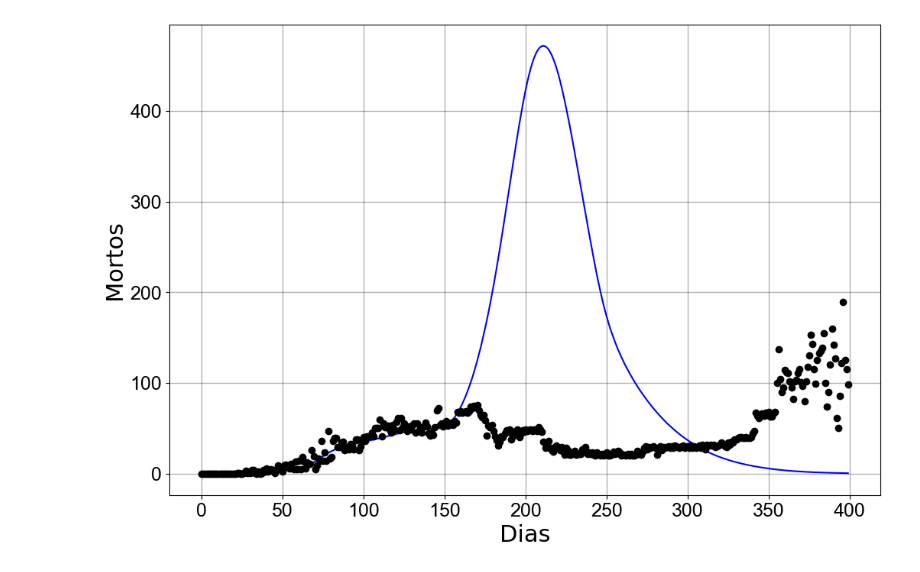
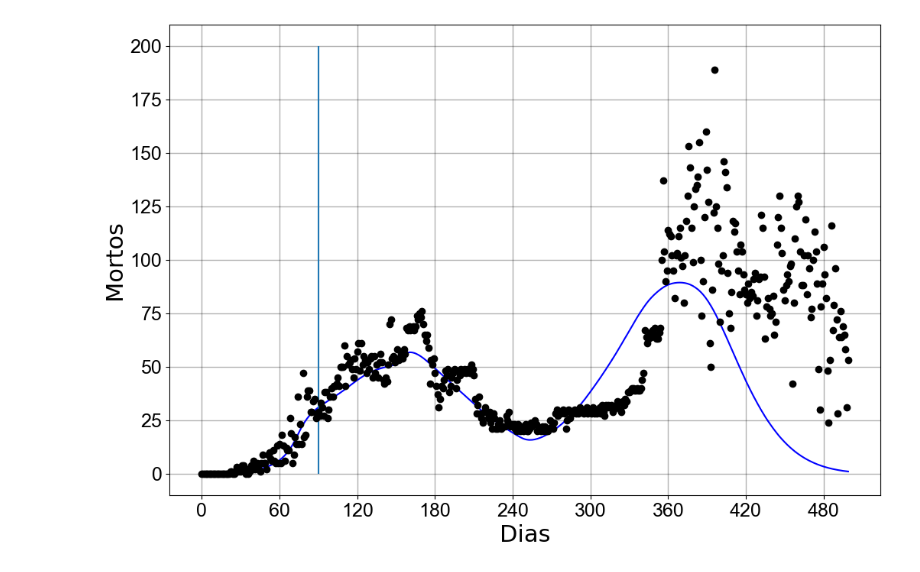
Before and after one commit to filipe7788/SEIHURD, a Jupyter notebook: fitting/fitao.ipynb, the cells around one changed output. Cells and saved outputs as stored; diff of their text form; code cells hidden in the pictures.

```diff
--- a/fitting/fitao.ipynb
+++ b/fitting/fitao.ipynb
@@ -193,7 +193,7 @@ def lq_SIR(pars, data, ts0, q0):
     #calls integrator
 
     qs = odeint(SEIIHURD, q0, ts0, args=(parode,),mxstep=1000000)
-    mortos = np.diff(qs[:,-3]*14930634)
+    mortos = np.diff(qs[:,-3]*14930634)[:300]
     # casos = np.diff(qs[:, -2]*14930634)
     #define the standardized residuals
     errMortos = (mortos - data) / np.sqrt(mortos+1)
@@ -231,7 +231,7 @@ condicoes_iniciais = [S0,E0,V0, Sv0, Ev0, Ia0, Is0, Iav0, Isv0, H0, HV0, U0, UV0
 def Best_Fit(data,n_tries, ts0, q0):
 
     # #DEEFINE THE INTERVALS OF PARS[0, 2.],[0, 2.], [0, 5.], [0, 5.],[0, 5.],[0, 80], [80, 170], [170, 240], [240, 400]  310
-    intervals = np.array([[0, 5.], [230, 250]])
+    intervals = np.array([[0, 5.], [0, 300]])
     #NUMBER OF FITS
     #best error starts at inft
     best_err = np.inf
@@ -273,7 +273,7 @@ def Best_Fit(data,n_tries, ts0, q0):
 n_tries=100  #Quanto maior mais certeza do resultado. Colocar em 100 para roda com mais certeza (Ou até maiws se for necessário)
 ts0 =  np.arange(len(novos_vacinados)-1)
 
-best_pop=Best_Fit(np.diff(mortos_dados), n_tries, ts0, condicoes_iniciais)
+best_pop=Best_Fit(np.diff(mortos_dados)[:300], n_tries, ts0, condicoes_iniciais)
 b0, t0 = best_pop
 parode = [b0, t0]
 
@@ -284,7 +302,7 @@ qs = odeint(SEIIHURD, condicoes_iniciais, ts0, args=(parode,), mxstep=1000000)
 # %%
 # essa é a de 2021 - 01 - 01
 # datas = datas[:302]
-datas = datas[:400]
+datas = datas[:500]
 # %%
 # plotando mortes
 
@@ -298,35 +316,35 @@ ax.grid(which='major', axis='both', color='black',linewidth=1.,alpha=0.3)
 ax.autoscale()
 
 x_para_escala = np.arange(0, len(datas), 1)
 
 ax.scatter(x_para_escala,  np.diff(mortos_dados)[:len(datas)], color='black',zorder=3,label='Reported data')
 
 #Plot the fitted function as a line.
 ax.plot(x_para_escala, np.diff(N*qi)[:len(datas)],color='blue',label='Fitted function')
-
+ax.vlines(t0, 0, 200)
 #Set the labels
 ax.set_ylabel('Mortos',fontsize=22)
 ax.set_xlabel('Dias', fontsize=22)
 #Set the title
 #The size of the numbers on the axixis
 ax.tick_params(labelsize=18)
 
 #Limiting the ammount of dates on the X axixs
 ax.xaxis.set_major_locator(plt.MaxNLocator(10))
 #Rotating the dates for better visualization
 # plt.setp(ax.get_xticklabels(), rotation=30)
 
 
 #Setting the font of the numbers on the axixis as ARIAL
 for tick in ax.get_xticklabels():
     tick.set_fontname("Arial")
 for tick in ax.get_yticklabels():
     tick.set_fontname("Arial")
 
 #Show Graph
 plt.show()
 # %% [output]
-[figure, old version]
+[figure, new version]
 # %%
 best_pop
 # %% [output]
```
Also changed, not shown: parts of 3 cells of this notebook, 1 other file.
